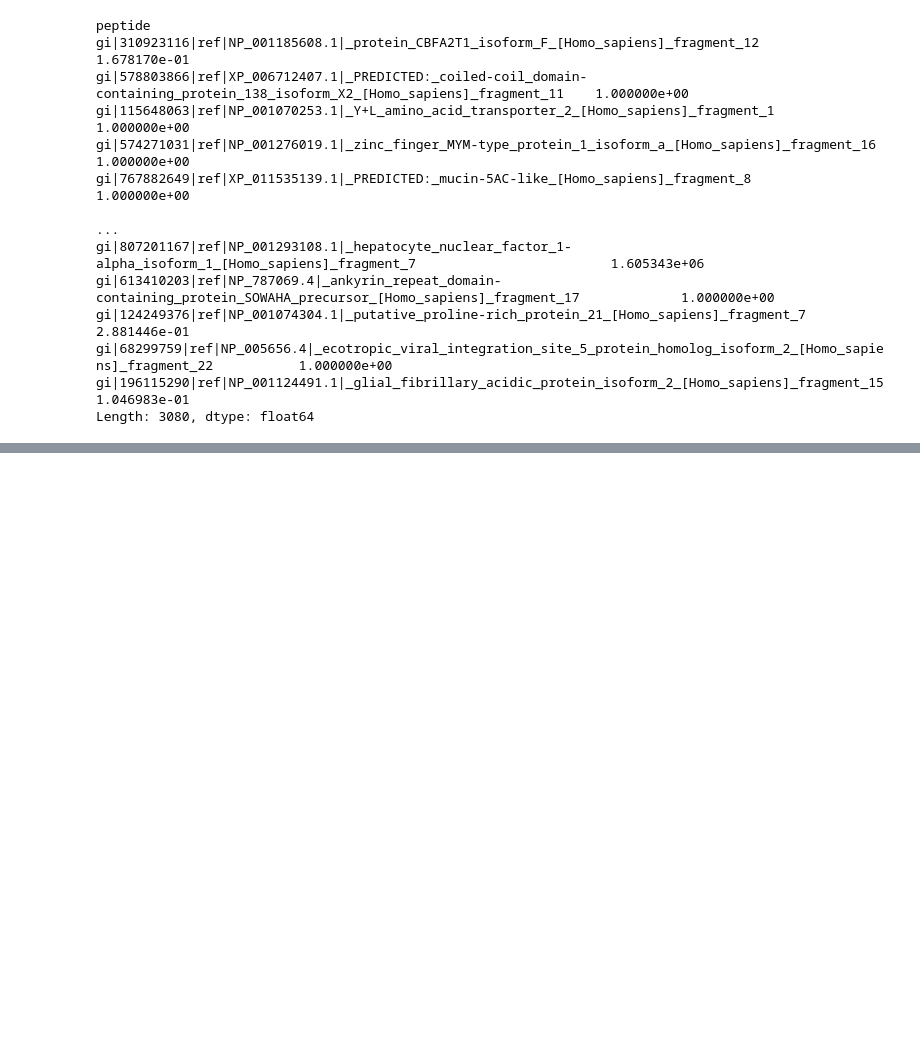
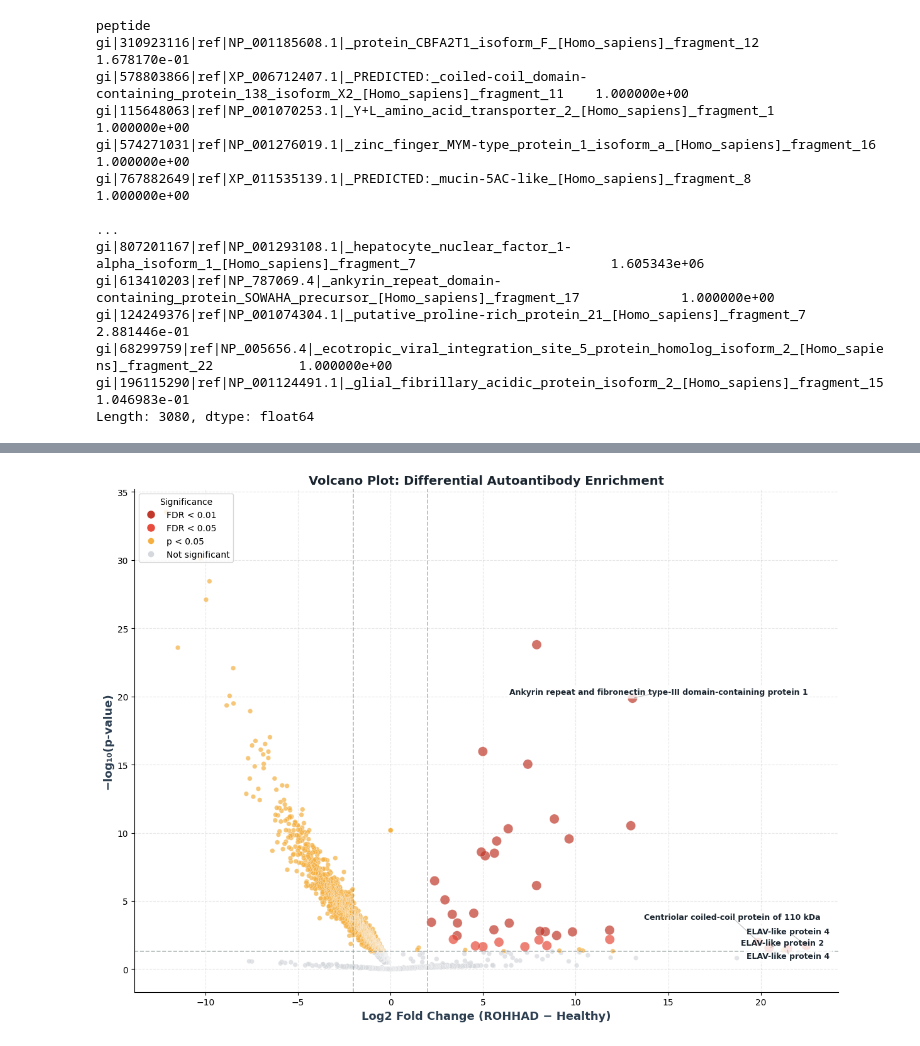
Before and after one commit to sydneysbec/derisi_rotation, a Jupyter notebook: phip_seq_analysis_NID0624.ipynb, the cells around one changed output, grey strips where cells are left out. Saved outputs shown, nothing was run; the diff lists cells and outputs as text; code cells hidden in the pictures; blank space fills up the shorter version.

```diff
--- a/phip_seq_analysis_NID0624.ipynb
+++ b/phip_seq_analysis_NID0624.ipynb
@@ -391,0 +667,96 @@ Peptide fragment labels included as x-axis labels (top 10 peptides):
+# %%
+# ============================================================================
+# VOLCANO PLOT: Differential Enrichment with Statistical Significance
+# ============================================================================
+
+import matplotlib.pyplot as plt
+import numpy as np
+from adjustText import adjust_text
+
+volcano_data = stats_df.copy()
+volcano_data['-log10_pval'] = -np.log10(volcano_data['pvalue_ttest'].clip(lower=1e-300))
+volcano_data['label'] = volcano_data['peptide'].map(peptide_to_clean_label)
+
+fc_thresh = 2.0  # log2FC threshold
+
+# Assign colors based on significance
+def get_color(row):
+    if row['qvalue_ttest'] < 0.01 and row['diff'] >= fc_thresh:
+        return '#C0392B'  # Dark red - highly significant enriched
+    elif row['qvalue_ttest'] < 0.05 and row['diff'] >= fc_thresh:
+        return '#E74C3C'  # Red - significant enriched
+    elif row['pvalue_ttest'] < 0.05:
+        return '#F5B041'  # Orange - nominal
+    else:
+        return '#D5D8DC'  # Gray - not significant
+
+volcano_data['color'] = volcano_data.apply(get_color, axis=1)
+volcano_data['size'] = volcano_data.apply(
+    lambda r: 120 if r['qvalue_ttest'] < 0.05 and r['diff'] >= fc_thresh else 30, axis=1)
+
+fig, ax = plt.subplots(figsize=(12, 9))
+
+# Plot all points
+ax.scatter(volcano_data['diff'], volcano_data['-log10_pval'],
+           c=volcano_data['color'], s=volcano_data['size'],
+           alpha=0.7, edgecolors='white', linewidth=0.3)
+
+# Threshold lines
+ax.axhline(-np.log10(0.05), color='#7F8C8D', ls='--', lw=1.2, alpha=0.6)
+ax.axvline(fc_thresh, color='#7F8C8D', ls='--', lw=1.2, alpha=0.6)
+ax.axvline(-fc_thresh, color='#7F8C8D', ls='--', lw=1.2, alpha=0.6)
+
+# Label only top 5 enriched (no messy overlap), adjusted with adjustText
+top5 = volcano_data[(volcano_data['qvalue_ttest'] < 0.05) & (volcano_data['diff'] > fc_thresh)].nlargest(5, 'diff')
+texts = []
+for _, row in top5.iterrows():
+    txt = ax.text(
+        row['diff'], row['-log10_pval'],
+        row['label'],
+        fontsize=9, fontweight='bold', color='#1A252F',
+        bbox=dict(boxstyle='round,pad=0.3', facecolor='white', alpha=0.8, edgecolor='none')
+    )
+    texts.append(txt)
+
+adjust_text(
+        texts,
+        only_move={'points': 'y', 'text': 'y'},  # allow vertical move only
+        autoalign='y',
+        force_points=0.2,
+        force_text=0.2,
+        expand_text=(1.1, 1.3),
+        ax=ax,
+        arrowprops=dict(arrowstyle='-', color='gray', lw=0.7, alpha=0.6),
+        )
+
+ax.set_xlabel('Log2 Fold Change (ROHHAD − Healthy)', fontsize=13, fontweight='bold', color='#2C3E50')
+ax.set_ylabel('−log₁₀(p-value)', fontsize=13, fontweight='bold', color='#2C3E50')
+ax.set_title('Volcano Plot: Differential Autoantibody Enrichment', fontsize=14, fontweight='bold', color='#1A252F')
+
+ax.spines['top'].set_visible(False)
+ax.spines['right'].set_visible(False)
+ax.yaxis.grid(True, ls='--', alpha=0.3)
+ax.xaxis.grid(True, ls='--', alpha=0.3)
+ax.set_axisbelow(True)
+
+# Custom legend
+from matplotlib.lines import Line2D
+legend_elements = [
+    Line2D([0], [0], marker='o', color='w', markerfacecolor='#C0392B', markersize=10, label='FDR < 0.01'),
+    Line2D([0], [0], marker='o', color='w', markerfacecolor='#E74C3C', markersize=10, label='FDR < 0.05'),
+    Line2D([0], [0], marker='o', color='w', markerfacecolor='#F5B041', markersize=8, label='p < 0.05'),
+    Line2D([0], [0], marker='o', color='w', markerfacecolor='#D5D8DC', markersize=8, label='Not significant'),
+]
+ax.legend(handles=legend_elements, loc='upper left', frameon=True, fontsize=10, title='Significance')
+
+plt.tight_layout()
+plt.savefig('volcano_plot.png', dpi=300, bbox_inches='tight', facecolor='white')
+plt.show()
+
+# Summary
+sig_up = len(volcano_data[(volcano_data['qvalue_ttest'] < 0.05) & (volcano_data['diff'] > fc_thresh)])
+sig_down = len(volcano_data[(volcano_data['qvalue_ttest'] < 0.05) & (volcano_data['diff'] < -fc_thresh)])
+print(f"\nVolcano Summary:")
+print(f"  Enriched in ROHHAD (FDR<0.05, FC>4x): {sig_up}")
+print(f"  Depleted in ROHHAD (FDR<0.05, FC<0.25x): {sig_down}")
+# %% [output]
@@ -391,0 +764 @@ Peptide fragment labels included as x-axis labels (top 10 peptides):
+[figure, added]
```
Also changed, not shown: parts of 21 cells of this notebook, 17 other files.
